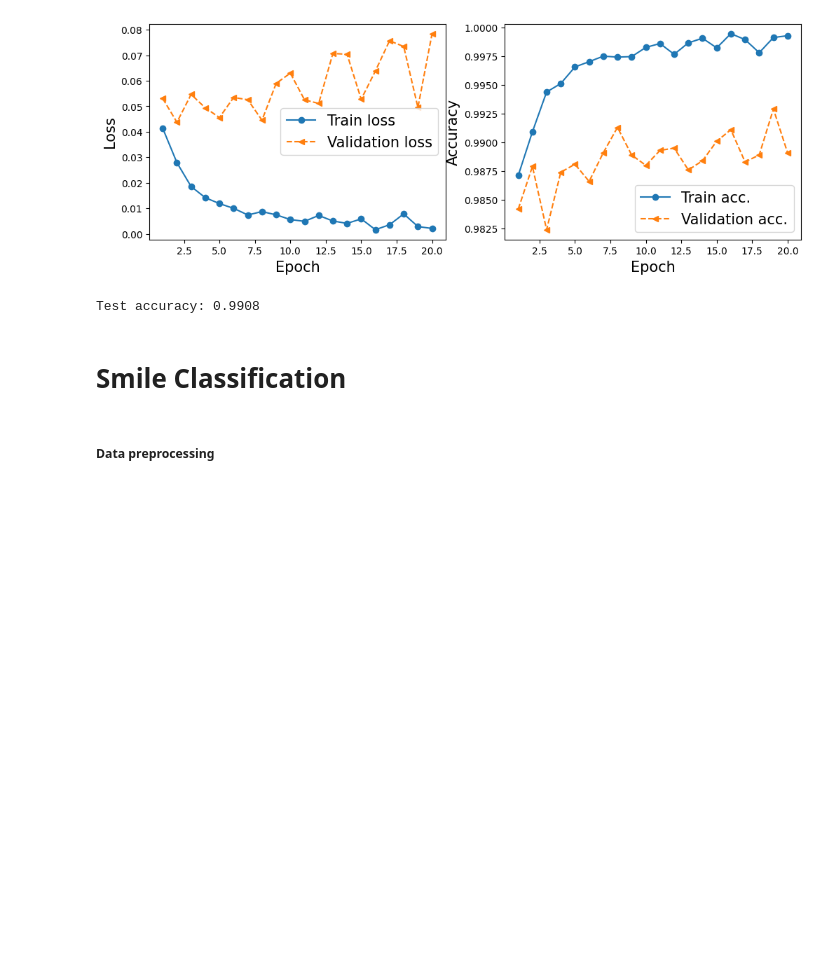
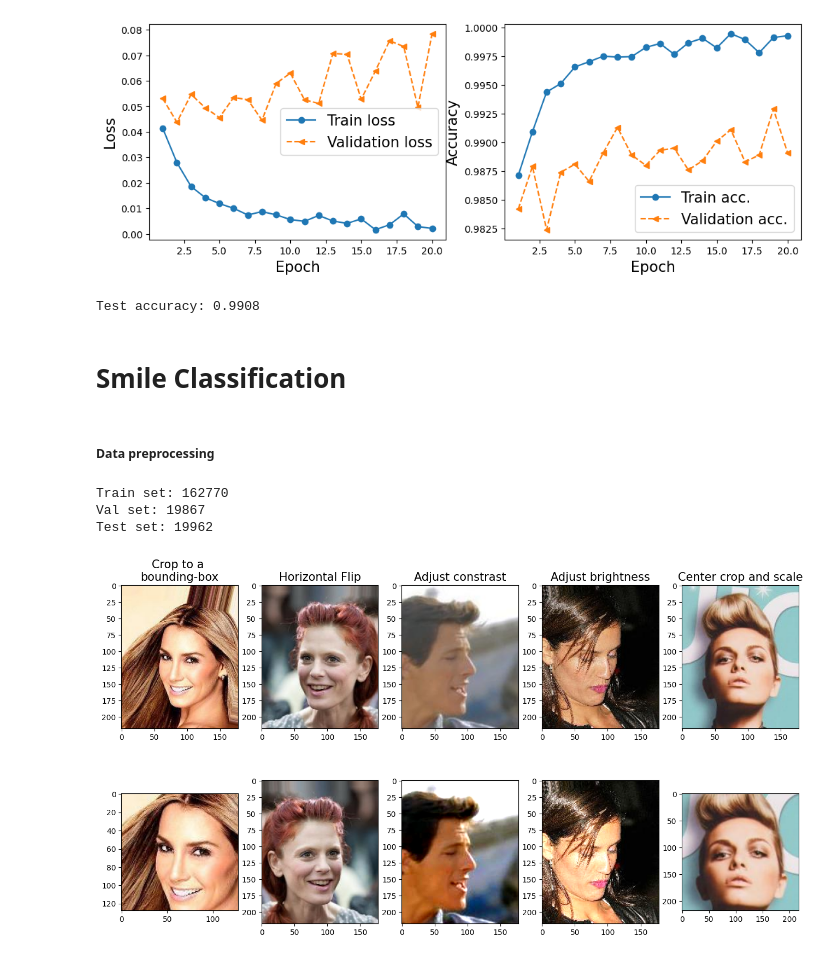
Before and after one commit to kevinswf/PyTorchSklearn, a Jupyter notebook: CNN.ipynb, the cells around one changed output. Drawn from its saved outputs; the diff is of its cells as text; code cells hidden in the pictures; blank space fills up the shorter version.

```diff
--- a/CNN.ipynb
+++ b/CNN.ipynb
@@ -179,3 +179,72 @@ Test accuracy: 0.9908
 # Smile Classification
 # %% [markdown]
 ##### Data preprocessing
+# %%
+# get data
+
+data_path = '../data/'
+
+celeb_train_dataset = torchvision.datasets.CelebA(data_path, split='train', target_type='attr', download=False)
+celeb_val_dataset = torchvision.datasets.CelebA(data_path, split='valid', target_type='attr', download=False)
+celeb_test_dataset = torchvision.datasets.CelebA(data_path, split='test', target_type='attr', download=False)
+
+print('Train set:', len(celeb_train_dataset))
+print('Val set:', len(celeb_val_dataset))
+print('Test set:', len(celeb_test_dataset))
+# %% [output]
+Train set: 162770
+Val set: 19867
+Test set: 19962
+# %%
+# data augmentation
+fig = plt.figure(figsize=(16, 8.5))
+
+# crop
+ax = fig.add_subplot(2, 5, 1)
+img, attr = celeb_train_dataset[0]
+ax.set_title('Crop to a \nbounding-box', size=15)
+ax.imshow(img)
+ax = fig.add_subplot(2, 5, 6)
+img_cropped = transforms.functional.crop(img, 50, 20, 128, 128)  # crop to 128x128 from (50, 20)
+ax.imshow(img_cropped)
+
+# horizontal flip
+ax = fig.add_subplot(2, 5, 2)
+img, attr = celeb_train_dataset[1]
+ax.set_title('Horizontal Flip', size=15)
+ax.imshow(img)
+ax = fig.add_subplot(2, 5, 7)
+img_flipped = transforms.functional.hflip(img)
+ax.imshow(img_flipped)
+
+# adjust contrast
+ax = fig.add_subplot(2, 5, 3)
+img, attr = celeb_train_dataset[2]
+ax.set_title('Adjust constrast', size=15)
+ax.imshow(img)
+ax = fig.add_subplot(2, 5, 8)
+img_contrast = transforms.functional.adjust_contrast(img, contrast_factor=2)
+ax.imshow(img_contrast)
+
+# adjust brightness
+ax = fig.add_subplot(2, 5, 4)
+img, attr = celeb_train_dataset[3]
+ax.set_title('Adjust brightness', size=15)
+ax.imshow(img)
+ax = fig.add_subplot(2, 5, 9)
+img_brightness = transforms.functional.adjust_brightness(img, brightness_factor=1.3)
+ax.imshow(img_brightness)
+
+# cropping from image center, then scale to original
+ax = fig.add_subplot(2, 5, 5)
+img, attr = celeb_train_dataset[4]
+ax.set_title('Center crop and scale', size=15)
+ax.imshow(img)
+ax = fig.add_subplot(2, 5, 10)
+img_center_crop = transforms.functional.center_crop(img, [0.7*218, 0.7*218])  # center crop
+img_resized = transforms.functional.resize(img_center_crop, size=(218, 218))  # scale to original
+ax.imshow(img_resized)
+
+plt.show()
+# %% [output]
+[figure, added]
```
Also changed, not shown: parts of 12 cells of this notebook.
